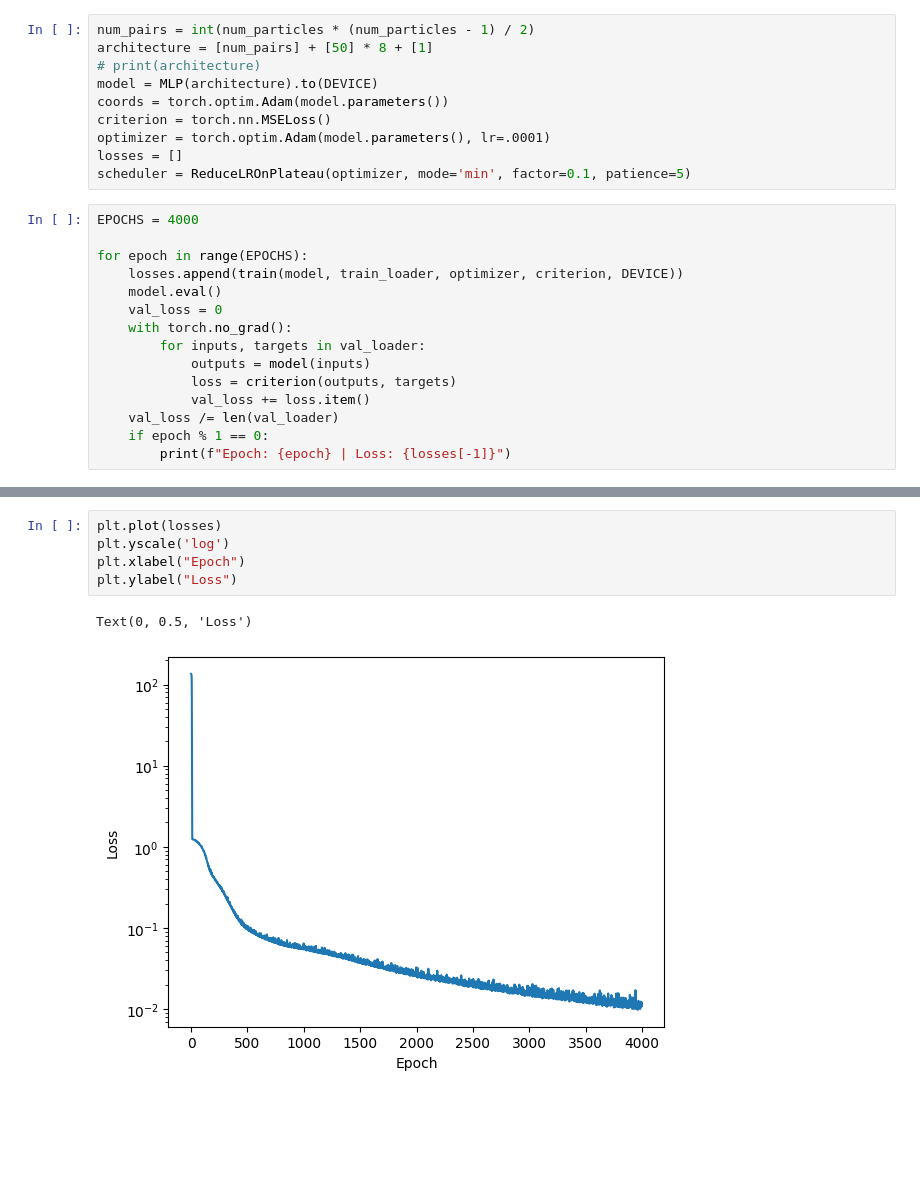
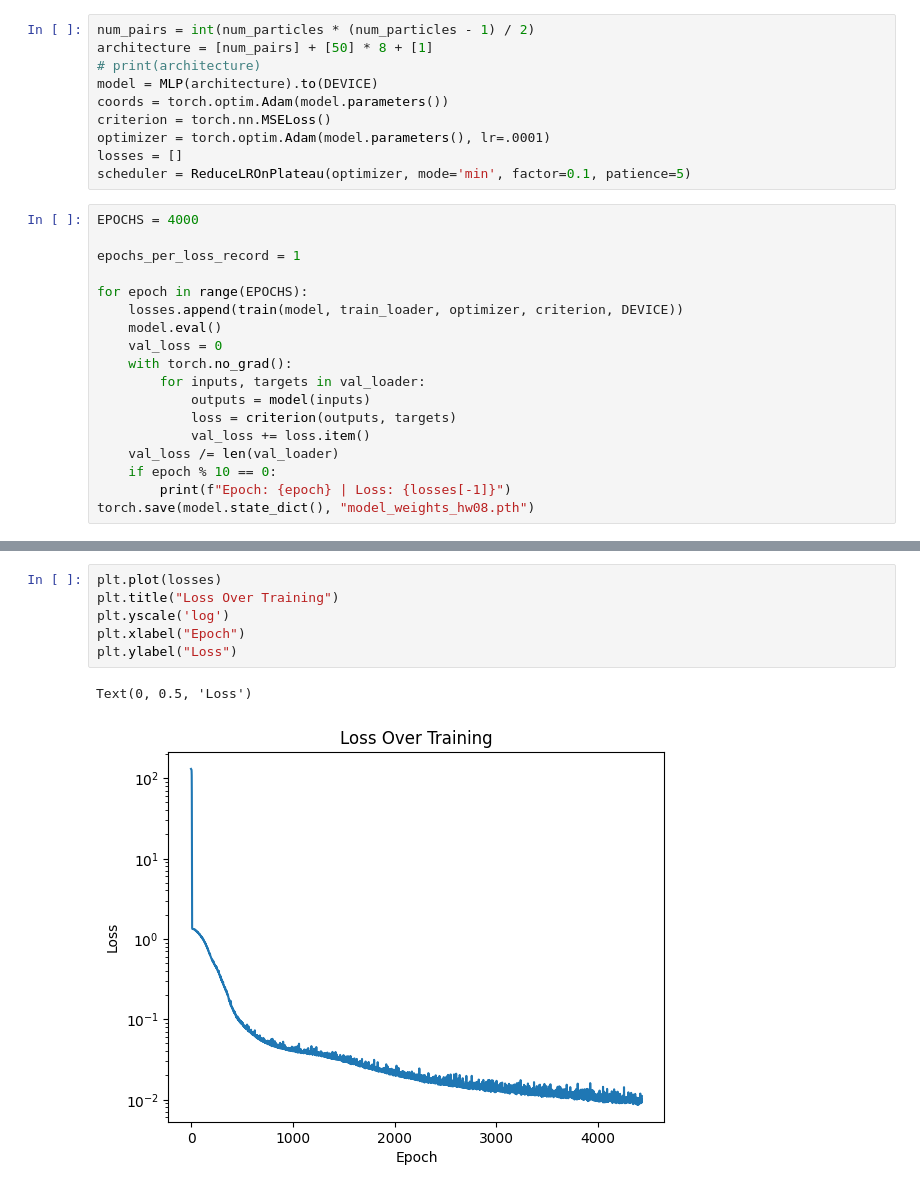
Before and after one commit to iceplant/ml_for_mol_sim, a Jupyter notebook: hw08/lj_clusters.ipynb, the cells around one changed output, grey strips where cells are left out. Saved outputs shown, nothing was run; the diff lists cells and outputs as text; blank space fills up the shorter version.

```diff
--- a/hw08/lj_clusters.ipynb
+++ b/hw08/lj_clusters.ipynb
@@ -306,6 +301,8 @@ losses = []
 scheduler = ReduceLROnPlateau(optimizer, mode='min', factor=0.1, patience=5)
 # %%
 EPOCHS = 4000
+
+epochs_per_loss_record = 1
 
 for epoch in range(EPOCHS):
     losses.append(train(model, train_loader, optimizer, criterion, DEVICE))
@@ -317,6 +314,7 @@ for epoch in range(EPOCHS):
             loss = criterion(outputs, targets)
             val_loss += loss.item()
     val_loss /= len(val_loader)
-    if epoch % 1 == 0:
+    if epoch % 10 == 0:
         print(f"Epoch: {epoch} | Loss: {losses[-1]}")
+torch.save(model.state_dict(), "model_weights_hw08.pth")
 # %% [output]
@@ -341,11 +338,12 @@ KeyboardInterrupt:
 # %%
 plt.plot(losses)
+plt.title("Loss Over Training")
 plt.yscale('log')
 plt.xlabel("Epoch")
 plt.ylabel("Loss")
 # %% [output]
 Text(0, 0.5, 'Loss')
-[figure, old version]
+[figure, new version]
 # %%
 evaluate_regression_model(model, test_loader, criterion, device=DEVICE, plot=True, xlabel="Labels", ylabel="Predictions", title="Model performance vs Data Labels", xlimits=[-14, -8], ylimits=[-14, -8])
 # %% [output]
```
Also changed, not shown: parts of 7 cells of this notebook, 8 other files.
